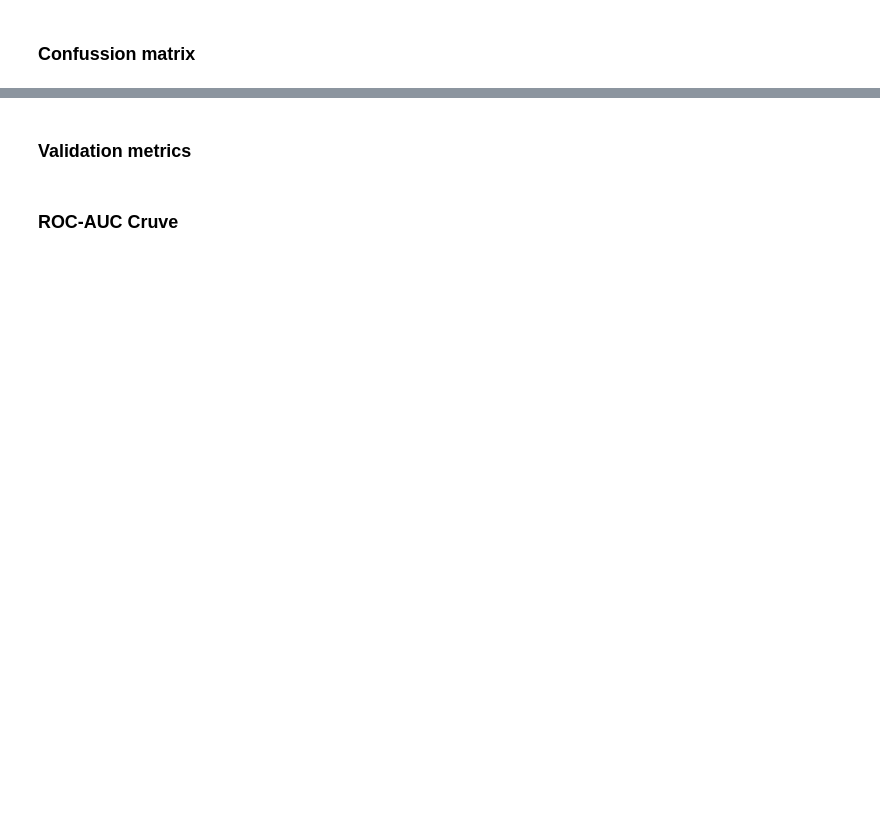
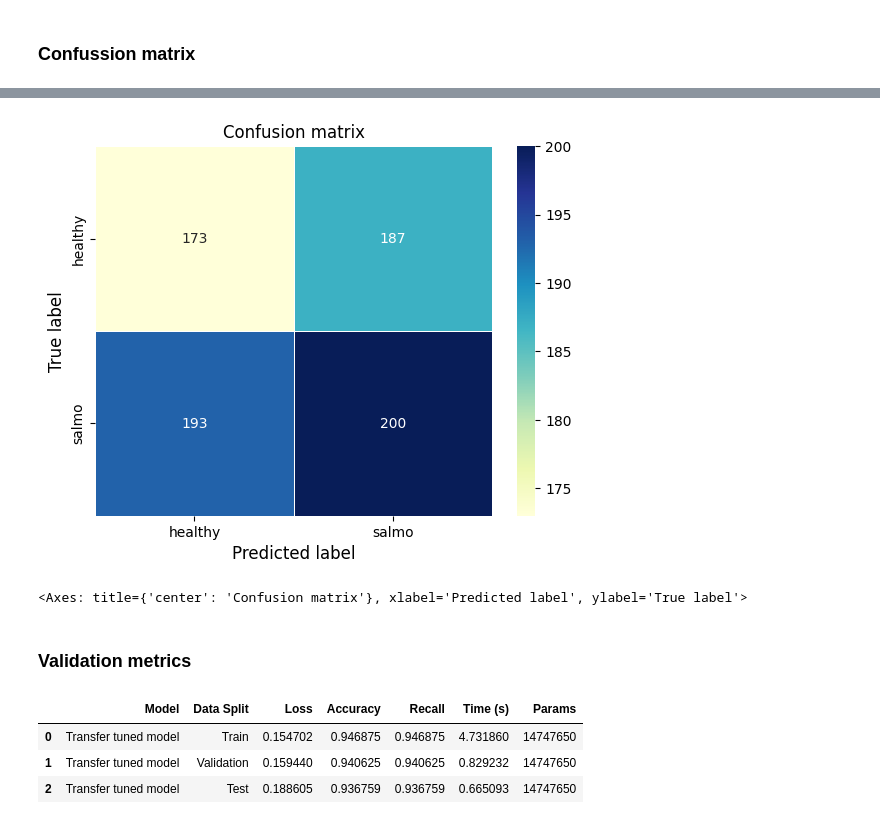
Before and after one commit to melissaortegaa/monografia, a Jupyter notebook: 03_transfer_learning.ipynb, the cells around one changed output, grey strips where cells are left out. Cells and saved outputs as stored; diff of their text form; code cells hidden in the pictures; blank space fills up the shorter version.

```diff
--- a/03_transfer_learning.ipynb
+++ b/03_transfer_learning.ipynb
@@ -754,7 +719,10 @@ transfer_model.summary()
 # %%
+# Define the base learning rate
 base_learning_rate = 0.0001
+
+# Compile the transfer_model with the specified configuration
 transfer_model.compile(
-    loss='categorical_crossentropy'
-    optimizer=tf.keras.optimizers.RMSprop(learning_rate=base_learning_rate / 10), #Very low lr
+    loss='categorical_crossentropy',
+    optimizer=tf.keras.optimizers.RMSprop(learning_rate=base_learning_rate / 10),  # Using RMSprop optimizer with a very low learning rate
     metrics=['accuracy', tf.keras.metrics.Recall()]
 )
@@ -763,11 +757,17 @@ len(transfer_model.trainable_variables)
 # %% [markdown]
 ### Continue training
 # %%
-fine_tune_epochs = 50
+# Define the number of epochs for fine-tuning
+fine_tune_epochs = 20
+
+# Calculate the total number of epochs including fine-tuning
 total_epochs = EPOCHS + fine_tune_epochs
 
-history_fine_tune = transfer_model.fit(train_generator,
-                                       epochs=total_epochs,
-                                       initial_epoch=history.epoch[-1],
-                                       validation_data=validation_generator,
-                                       callbacks=[early_stopping, time_callback, checkpoints])
+# Fine-tune the model
+history_fine_tune = transfer_model.fit(
+    train_generator,
+    epochs=total_epochs,
+    initial_epoch=history.epoch[-1],  # Resume training from the last epoch of previous training
+    validation_data=validation_generator,
+    callbacks=[earlystop, time_callback, checkpoint]
+)
@@ -798,2 +809,13 @@ fig.tight_layout()
 # %% [markdown]
 ### Confussion matrix
+# %%
+# Evaluate the model on the validation set
+preds = transfer_model.predict(validation_generator)
+y_pred = np.argmax(preds, axis=1)
+
+# Get the true labels for the validation set
+y_true = validation_generator.classes
+
+# Calculate and plot the confusion matrix
+plot_confusion_matrix(y_true, y_pred, normalize=False)
+# %% [output]
@@ -800,2 +823,4 @@ fig.tight_layout()
+[figure, added]
+<Axes: title={'center': 'Confusion matrix'}, xlabel='Predicted label', ylabel='True label'>
 # %% [markdown]
 ### Validation metrics
@@ -832,2 +827,34 @@ print('Test accuracy :', accuracy)
-# %% [markdown]
-### ROC-AUC Cruve
+# %%
+# Define the data splits
+data_splits = ['Train', 'Validation', 'Test']
+
+# Create a DataFrame to store the results
+results_df = pd.DataFrame(columns=['Model', 'Data Split', 'Loss', 'Accuracy', 'Recall', 'Time (s)', 'Params'])
+
+# Evaluate the model for each data split
+for split in data_splits:
+    # Determine the generator to use based on the data split
+    if split == 'Train':
+        data_generator = train_generator
+    elif split == 'Validation':
+        data_generator = validation_generator
+    else:
+        data_generator = test_generator
+
+    # Evaluate the model on the data split
+    start_eval_time = time.time()
+    score = transfer_model.evaluate(data_generator, steps=VALIDATION_STEPS, verbose=0)
+    end_eval_time = time.time()
+    eval_time = end_eval_time - start_eval_time
+    params = transfer_model.count_params()
+
+    # Store the results in the DataFrame
+    results_df.loc[len(results_df)] = ['Transfer tuned model', split, score[0], score[1], score[2], eval_time, params]
+
+# Display the results DataFrame
+results_df
+# %% [output]
+|  | Model | Data Split | Loss | Accuracy | Recall | Time (s) | Params |
+| 0 | Transfer tuned model | Train | 0.154702 | 0.946875 | 0.946875 | 4.731860 | 14747650 |
+| 1 | Transfer tuned model | Validation | 0.159440 | 0.940625 | 0.940625 | 0.829232 | 14747650 |
+| 2 | Transfer tuned model | Test | 0.188605 | 0.936759 | 0.936759 | 0.665093 | 14747650 |
```
Also changed, not shown: parts of 32 cells of this notebook.
